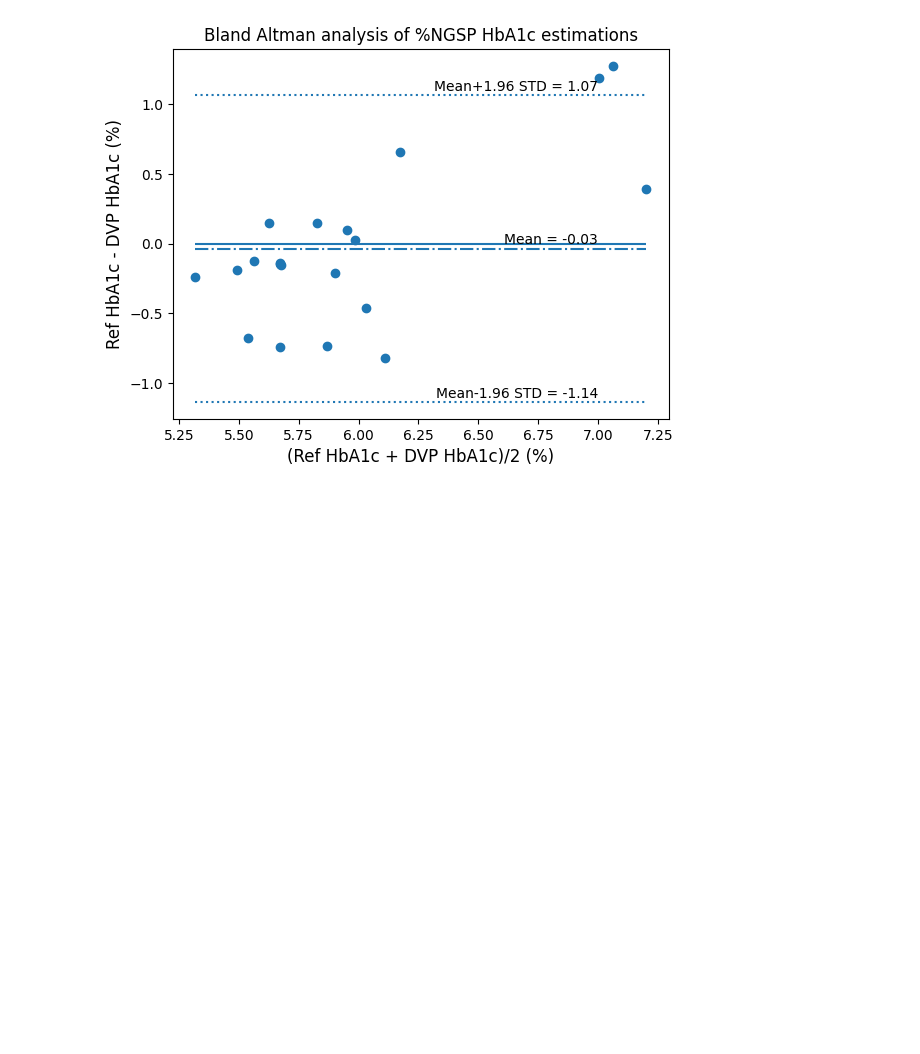
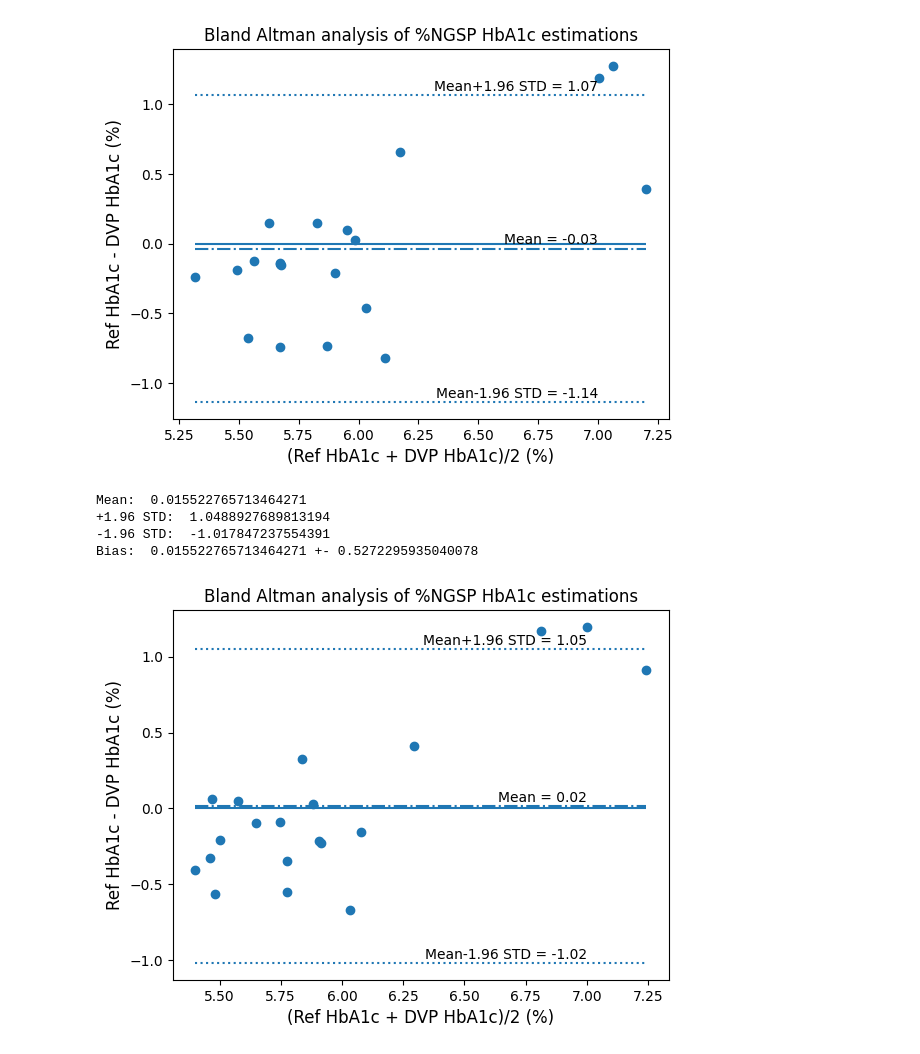
Before and after one commit to shamasatter/Estimating-HbA1c-from-PPG-using-ML, a Jupyter notebook: fig.ipynb, the cells around one changed output. Cells and saved outputs as stored; diff of their text form; code cells hidden in the pictures; blank space fills up the shorter version.

```diff
--- a/fig.ipynb
+++ b/fig.ipynb
@@ -371,3 +371,32 @@ Mean:  -0.034669129236491084
 -1.96 STD:  -1.1356954766447738
 Bias:  -0.034669129236491084 +- 0.5617481364327973
 [figure]
+# %%
+rf_woacdc= [5.603439748700605,
+ 6.053750413033531,
+ 6.366953351076537,
+ 5.5515871752304715,
+ 6.012967621099169,
+ 5.790098136373084,
+ 5.764986535475825,
+ 6.404249146121994,
+ 6.155076273290127,
+ 6.2294686110616695,
+ 6.028865952997011,
+ 5.867601765138453,
+ 5.671834655605139,
+ 6.786448000124833,
+ 5.608029861168968,
+ 5.947997256889046,
+ 5.6251925170529615,
+ 5.435465422521188,
+ 5.699216630398586,
+ 6.0863156123715285]
+# %%
+hBAA(lg2, rf_woacdc)
+# %% [output]
+Mean:  0.015522765713464271
++1.96 STD:  1.0488927689813194
+-1.96 STD:  -1.017847237554391
+Bias:  0.015522765713464271 +- 0.5272295935040078
+[figure, added]
```
Also changed, not shown: 6 other files.
